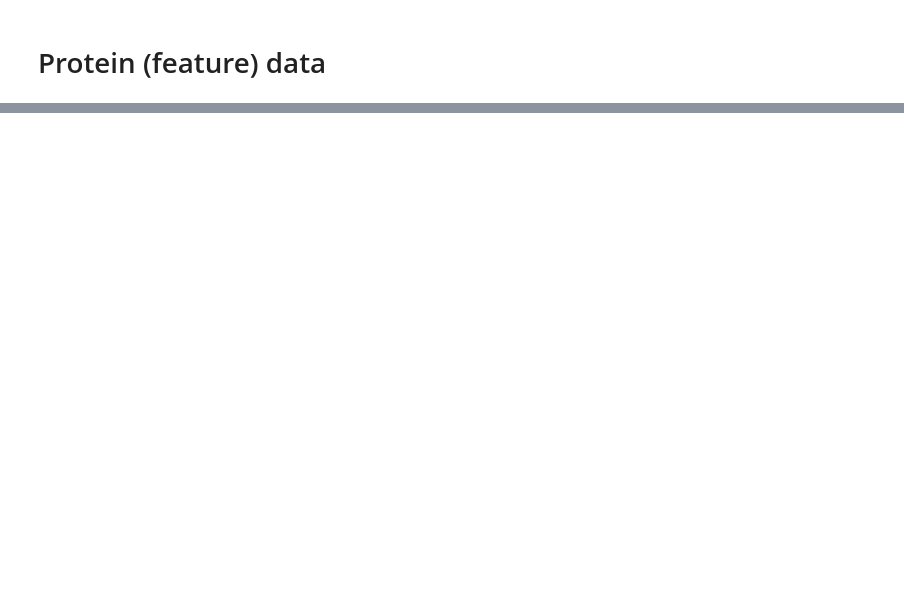
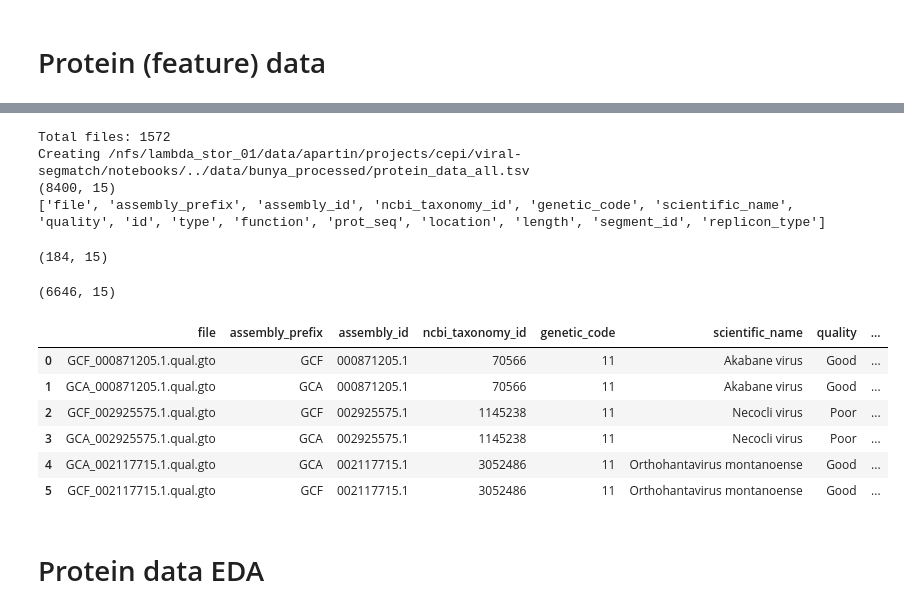
Before and after one commit to adpartin/viral-segmatch, a Jupyter notebook: notebooks/bunyas.ipynb, the cells around one changed output, grey strips where cells are left out. Drawn from its saved outputs; the diff is of its cells as text; code cells hidden in the pictures; blank space fills up the shorter version.

```diff
--- a/notebooks/bunyas.ipynb
+++ b/notebooks/bunyas.ipynb
@@ -617,0 +663,51 @@ df['function'].value_counts()
+# %%
+# Aggregate protein data from all GTO files
+print(f"Total files: {len(sorted(quality_gto_dir.glob('*.qual.gto')))}")
+
+protein_data_fname = 'protein_data_all.tsv'
+
+if not (output_dir / protein_data_fname).exists():
+    print(f'Creating {output_dir / protein_data_fname}')
+    dfs = []
+    for i, fpath in enumerate(sorted(quality_gto_dir.glob('*.gto'))):
+        df = get_protein_data_from_gto(gto_file_path=fpath)
+        dfs.append(df)
+
+    prot_df = pd.concat(dfs, axis=0).reset_index(drop=True)
+    prot_df.to_csv(output_dir / protein_data_fname, sep='\t', index=False)
+
+else:
+    print(f'Loading {output_dir / protein_data_fname}')
+    prot_df = pd.read_csv(output_dir / protein_data_fname, sep='\t')
+
+print(prot_df.shape)
+print(prot_df.columns.tolist())
+# %% [output]
+Total files: 1572
+Creating /nfs/lambda_stor_01/data/apartin/projects/cepi/viral-segmatch/notebooks/../data/bunya_processed/protein_data_all.tsv
+(8400, 15)
+['file', 'assembly_prefix', 'assembly_id', 'ncbi_taxonomy_id', 'genetic_code', 'scientific_name', 'quality', 'id', 'type', 'function', 'prot_seq', 'location', 'length', 'segment_id', 'replicon_type']
+# %%
+# Save DataFrame with samples that don't have protein data
+prot_df_no_seq = prot_df[prot_df['prot_seq'].isna()]
+print(prot_df_no_seq.shape)
+prot_df_no_seq.to_csv(output_dir / 'protein_data_no_seq.tsv', sep='\t', index=False)
+# %% [output]
+(184, 15)
+# %%
+# Check duplicates
+dups = prot_df[prot_df.duplicated(subset=['prot_seq'], keep=False)].sort_values(['prot_seq']).reset_index(drop=True)
+dups.to_csv(output_dir / 'protein_duplicates.tsv', sep='\t', index=False)
+print(dups.shape)
+dups[:6]
+# %% [output]
+(6646, 15)
+|  | file | assembly_prefix | assembly_id | ncbi_taxonomy_id | genetic_code | scientific_name | quality | ... |
+| 0 | GCF_000871205.1.qual.gto | GCF | 000871205.1 | 70566 | 11 | Akabane virus | Good | ... |
+| 1 | GCA_000871205.1.qual.gto | GCA | 000871205.1 | 70566 | 11 | Akabane virus | Good | ... |
+| 2 | GCF_002925575.1.qual.gto | GCF | 002925575.1 | 1145238 | 11 | Necocli virus | Poor | ... |
+| 3 | GCA_002925575.1.qual.gto | GCA | 002925575.1 | 1145238 | 11 | Necocli virus | Poor | ... |
+| 4 | GCA_002117715.1.qual.gto | GCA | 002117715.1 | 3052486 | 11 | Orthohantavirus montanoense | Good | ... |
+| 5 | GCF_002117715.1.qual.gto | GCF | 002117715.1 | 3052486 | 11 | Orthohantavirus montanoense | Good | ... |
+# %% [markdown]
+# Protein data EDA
```
Also changed, not shown: parts of 67 cells of this notebook.
